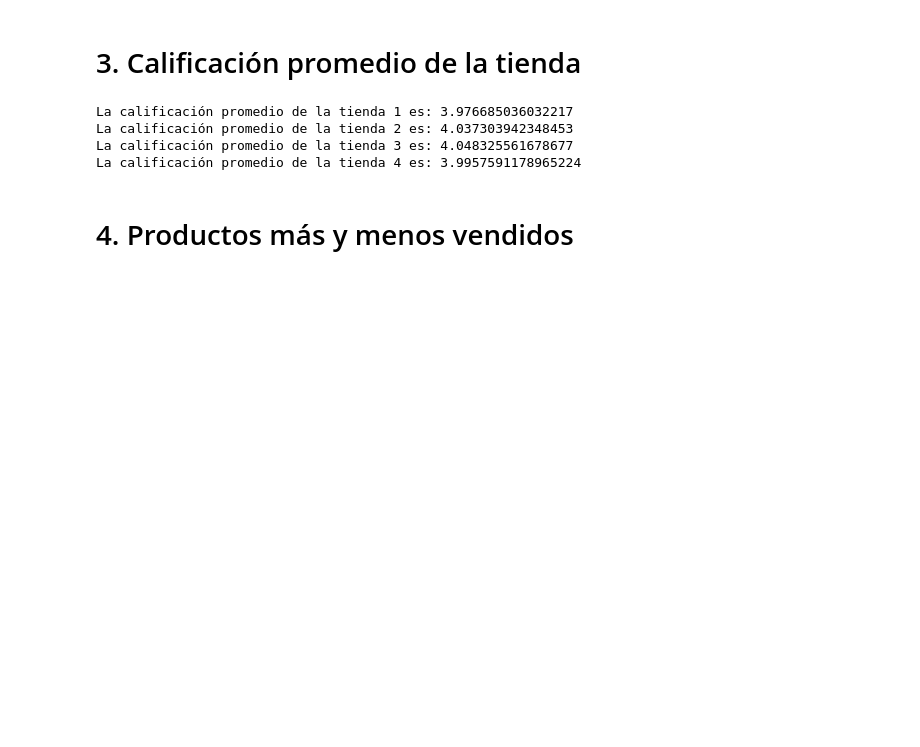
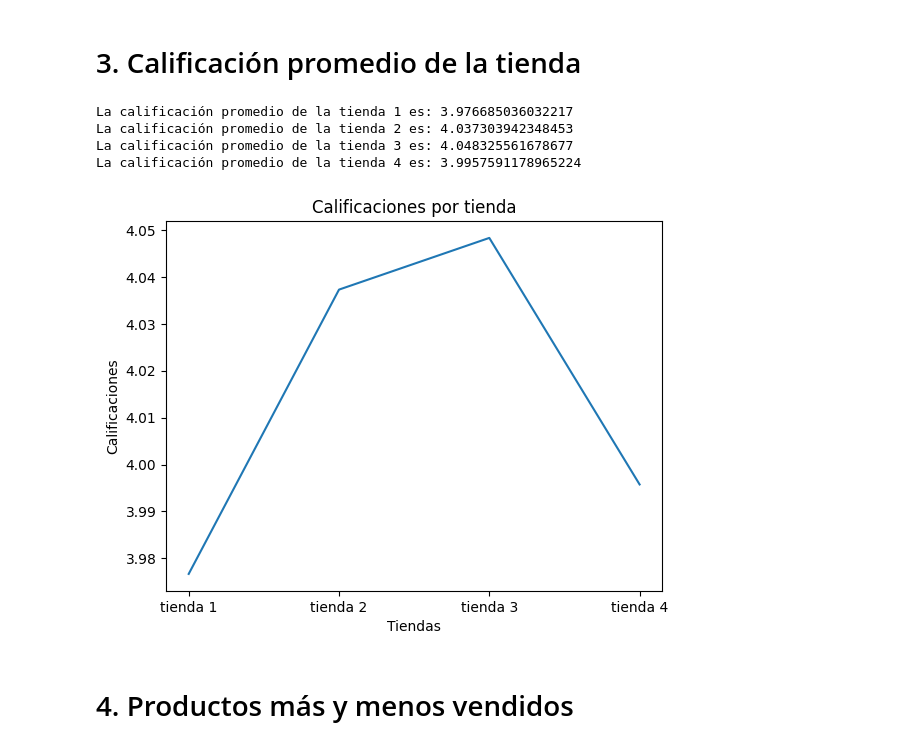
Before and after one commit to veterydaisy/AluraStore, a Jupyter notebook: AluraStoreLatam.ipynb, the cells around one changed output. Saved outputs shown, nothing was run; the diff lists cells and outputs as text; code cells hidden in the pictures; blank space fills up the shorter version.

Commit message:
Se creó con Colab. creación del grafico de calificación por tiendas

```diff
--- a/AluraStoreLatam.ipynb
+++ b/AluraStoreLatam.ipynb
@@ -206,6 +206,17 @@ La calificación promedio de la tienda 1 es: 3.976685036032217
 La calificación promedio de la tienda 2 es: 4.037303942348453
 La calificación promedio de la tienda 3 es: 4.048325561678677
 La calificación promedio de la tienda 4 es: 3.9957591178965224
+# %%
+calificaciones = [calificacion_tienda_1,calificacion_tienda_2,calificacion_tienda_3,calificacion_tienda_4]
+tiendas = ['tienda 1', 'tienda 2', 'tienda 3', 'tienda 4']
+
+plt.plot(tiendas, calificaciones)
+plt.xlabel('Tiendas')
+plt.ylabel('Calificaciones')
+plt.title('Calificaciones por tienda')
+plt.show()
+# %% [output]
+[figure, added]
 # %% [markdown]
 # 4. Productos más y menos vendidos
 # %%
```
